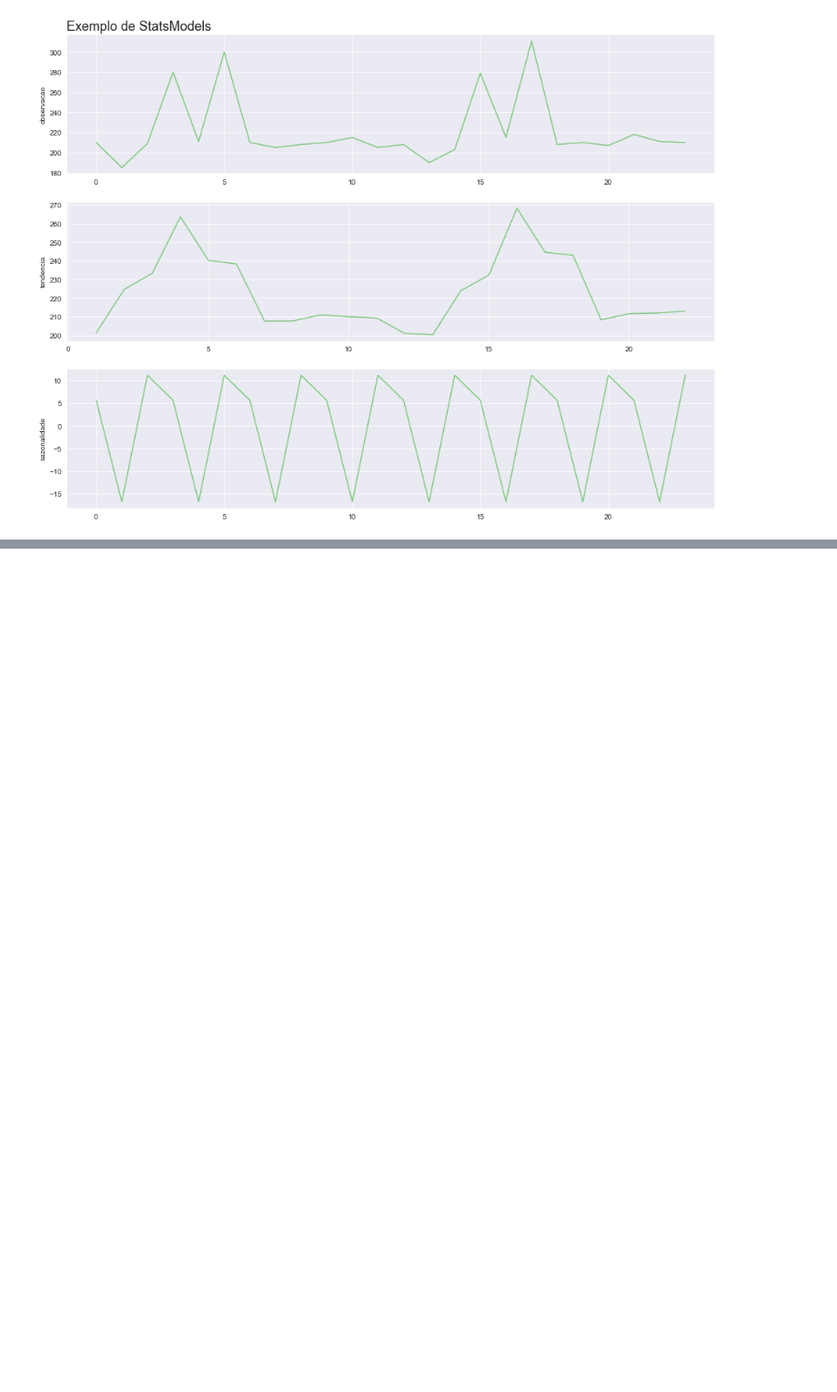
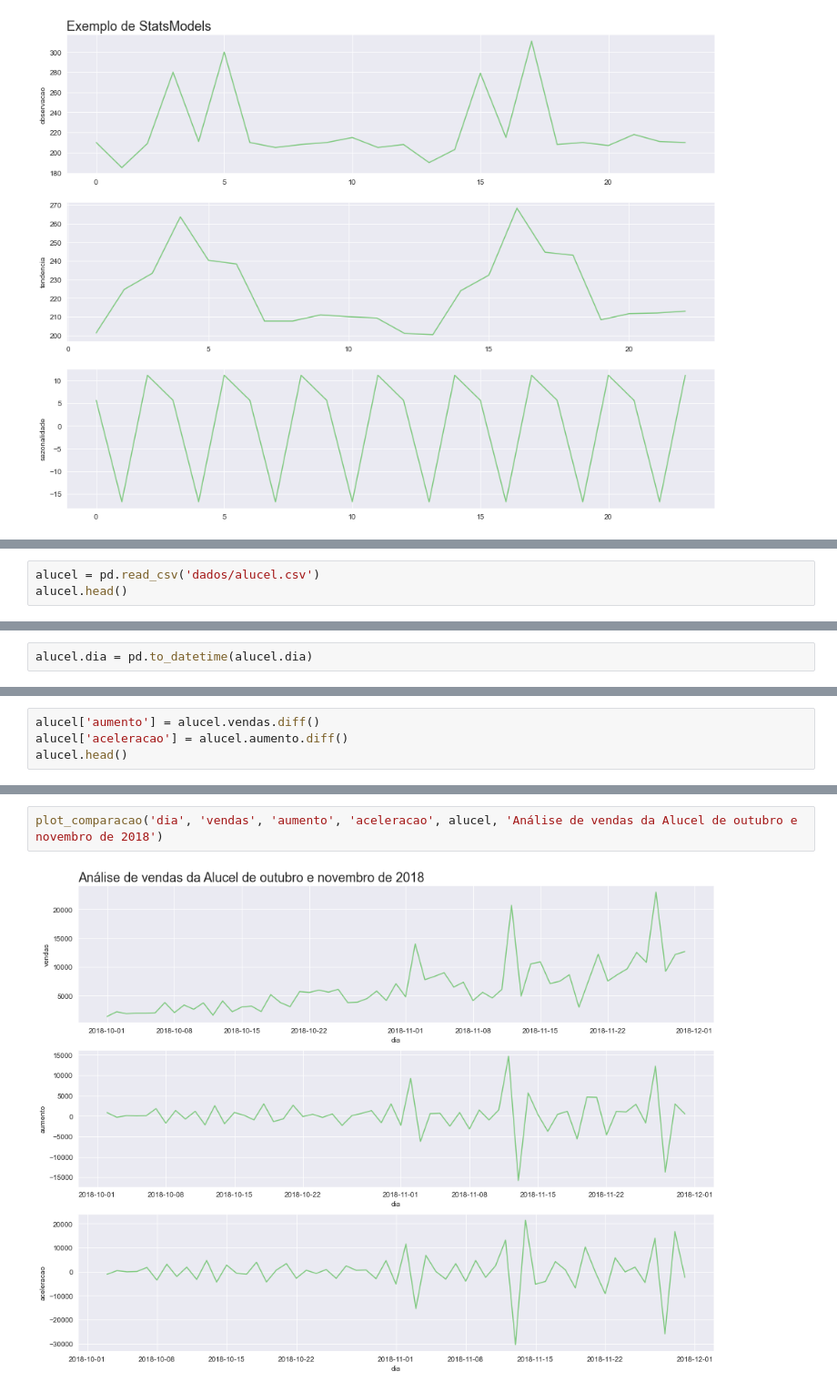
Before and after one commit to joutav/Curso-Series-Temporais, a Jupyter notebook: Time Series.ipynb, the cells around one changed output, grey strips where cells are left out. Shown at 91% size. Drawn from its saved outputs; the diff is of its cells as text; blank space fills up the shorter version.

```diff
--- a/Time Series.ipynb
+++ b/Time Series.ipynb
@@ -515,0 +518,3 @@ plot_comparacao(resultado.index, 'observacao', 'tendencia', 'sazonalidade', resu
+# %%
+alucel = pd.read_csv('dados/alucel.csv')
+alucel.head()
@@ -515,0 +534,2 @@ plot_comparacao(resultado.index, 'observacao', 'tendencia', 'sazonalidade', resu
+# %%
+alucel.dia = pd.to_datetime(alucel.dia)
@@ -515,0 +548,4 @@ plot_comparacao(resultado.index, 'observacao', 'tendencia', 'sazonalidade', resu
+# %%
+alucel['aumento'] = alucel.vendas.diff()
+alucel['aceleracao'] = alucel.aumento.diff()
+alucel.head()
@@ -515,0 +559,4 @@ plot_comparacao(resultado.index, 'observacao', 'tendencia', 'sazonalidade', resu
+# %%
+plot_comparacao('dia', 'vendas', 'aumento', 'aceleracao', alucel, 'Análise de vendas da Alucel de outubro e novembro de 2018')
+# %% [output]
+[figure, added]
```
Also changed, not shown: parts of 12 cells of this notebook.
